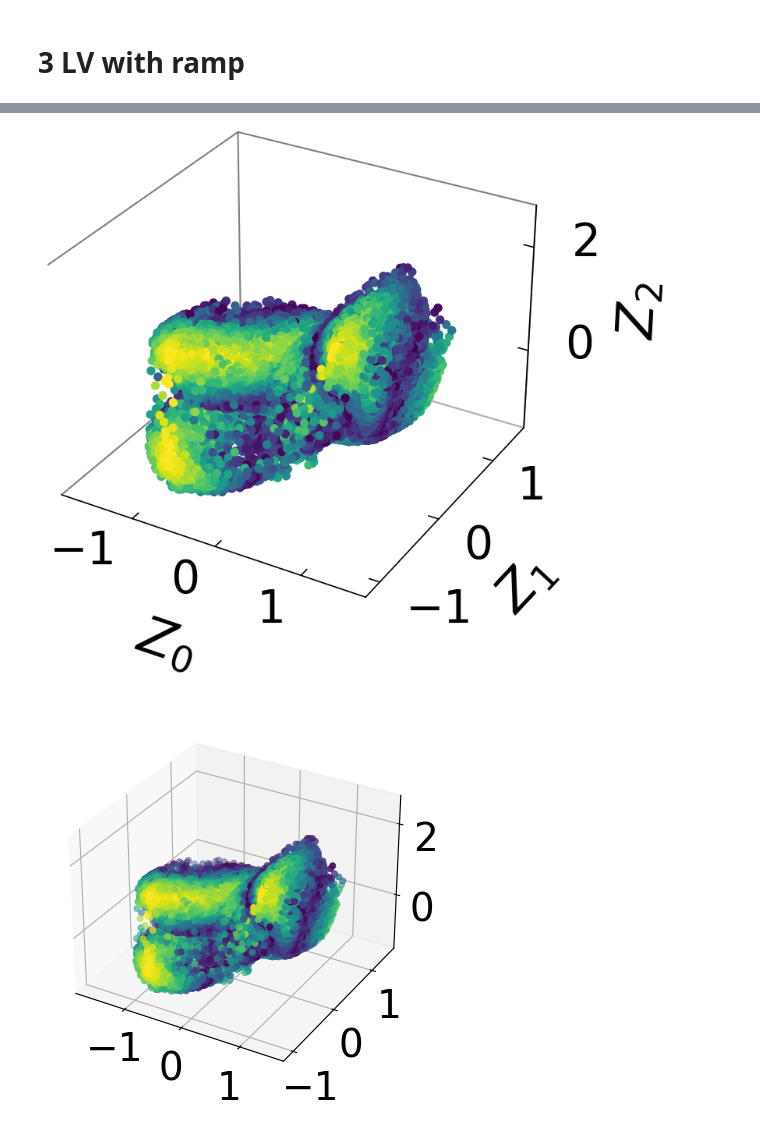
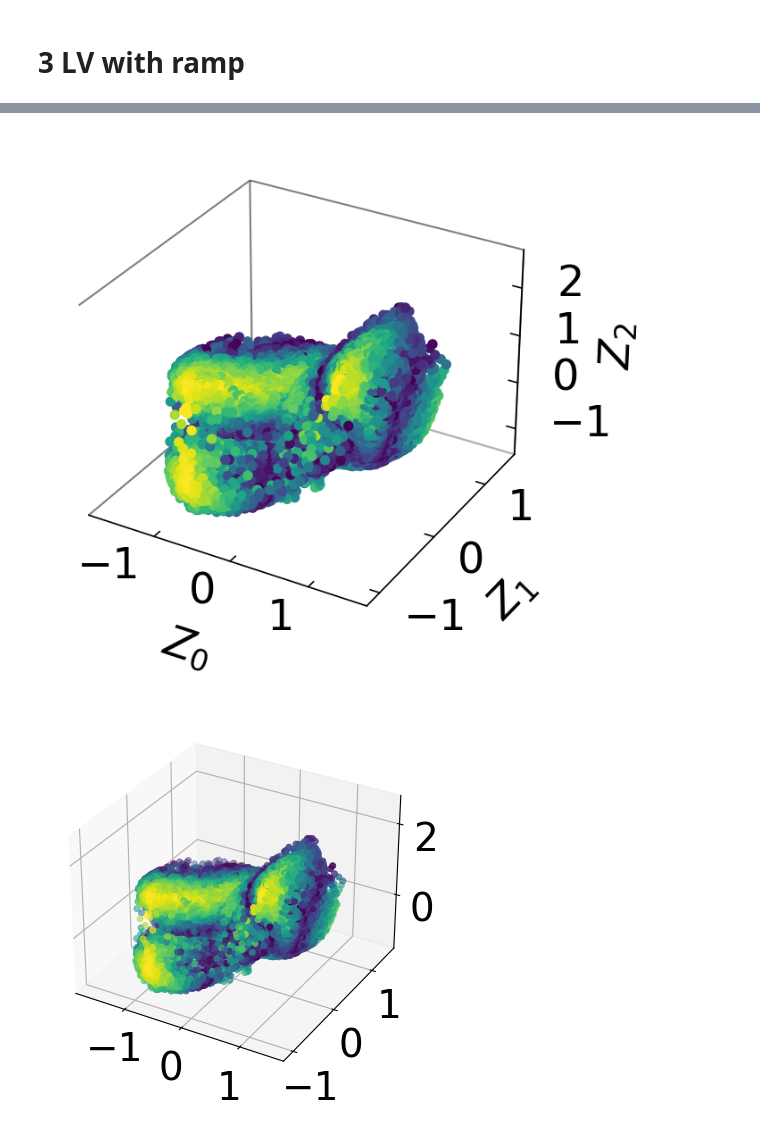
Before and after one commit to FelixFrohnertDB/Quantum-State-VAE, a Jupyter notebook: Analysis.ipynb, the cells around one changed output, grey strips where cells are left out. Cells and saved outputs as stored; diff of their text form; code cells hidden in the pictures.

```diff
--- a/Analysis.ipynb
+++ b/Analysis.ipynb
@@ -465,40 +542,40 @@ ax.scatter(z_mean[:,0], z_mean[:,1],z_mean[:,2], c=concurrence_arr,alpha=1)
 
 ax.set_xlabel("\n$Z_0$")
 ax.set_ylabel("\n$Z_1$")
 ax.set_zlabel("\n$Z_2$")
 
-rc('font',size=28)
+rc('font',size=23)
 # rc('font',family='serif')
-rc('axes',labelsize=32)
+rc('axes',labelsize=23)
 
 [t.set_va('center') for t in ax.get_yticklabels()]
 [t.set_ha('left') for t in ax.get_yticklabels()]
 [t.set_va('center') for t in ax.get_xticklabels()]
 [t.set_ha('right') for t in ax.get_xticklabels()]
 [t.set_va('center') for t in ax.get_zticklabels()]
 [t.set_ha('left') for t in ax.get_zticklabels()]
 
 ax.grid(False)
 ax.xaxis.pane.set_edgecolor('black')
 ax.yaxis.pane.set_edgecolor('black')
 ax.xaxis.pane.fill = False
 ax.yaxis.pane.fill = False
 ax.zaxis.pane.fill = False
 
 ax.xaxis._axinfo['tick']['inward_factor'] = 0
 ax.xaxis._axinfo['tick']['outward_factor'] = 0.4
 ax.yaxis._axinfo['tick']['inward_factor'] = 0
 ax.yaxis._axinfo['tick']['outward_factor'] = 0.4
 ax.zaxis._axinfo['tick']['inward_factor'] = 0
 ax.zaxis._axinfo['tick']['outward_factor'] = 0.4
 ax.zaxis._axinfo['tick']['outward_factor'] = 0.4
 
-# ax.xaxis.set_major_locator(MultipleLocator(5))
-# ax.yaxis.set_major_locator(MultipleLocator(5))
-# ax.zaxis.set_major_locator(MultipleLocator(0.01))
-ax.dist = 8
+ax.xaxis.set_major_locator(MultipleLocator(1))
+ax.yaxis.set_major_locator(MultipleLocator(1))
+ax.zaxis.set_major_locator(MultipleLocator(1))
+# ax.dist = 8
 # %% [output]
-[figure, old version]
+[figure, new version]
 # %%
 ax = plt.axes(projection='3d')
 ax.scatter(z_mean[:,0], z_mean[:,1],z_mean[:,2], c=concurrence_arr, linewidth=0.5);
```
Also changed, not shown: parts of 19 cells of this notebook, 1 other file.
